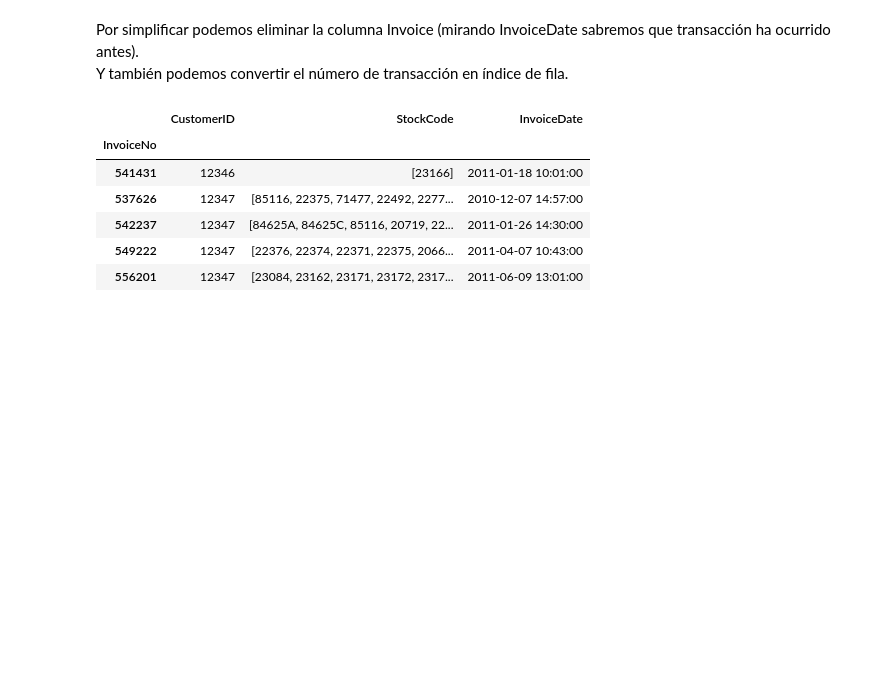
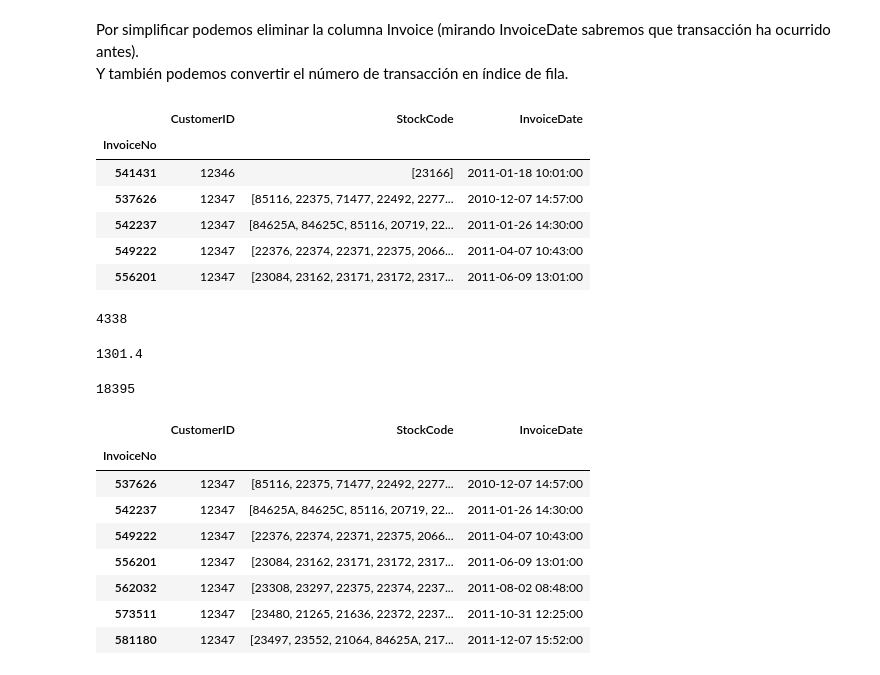
Before and after one commit to Alf-caput/LAB02_ReglasYPatronesSecuenciales, a Jupyter notebook: notebook.ipynb, the cells around one changed output. Cells and saved outputs as stored; diff of their text form; code cells hidden in the pictures; blank space fills up the shorter version.

```diff
--- a/notebook.ipynb
+++ b/notebook.ipynb
@@ -209,3 +209,27 @@ df_invoice_simple.head()
 | 542237 | 12347 | [84625A, 84625C, 85116, 20719, 22... | 2011-01-26 14:30:00 |
 | 549222 | 12347 | [22376, 22374, 22371, 22375, 2066... | 2011-04-07 10:43:00 |
 | 556201 | 12347 | [23084, 23162, 23171, 23172, 2317... | 2011-06-09 13:01:00 |
+# %%
+len(df_invoice_simple['CustomerID'].unique())
+# %% [output]
+4338
+# %%
+18*4338/60
+# %% [output]
+1301.4
+# %%
+len(df_invoice_simple)
+# %% [output]
+18395
+# %%
+df_invoice_simple.loc[df_invoice_simple.loc[:, 'CustomerID'] == 12347, :]
+# %% [output]
+|  | CustomerID | StockCode | InvoiceDate |
+| InvoiceNo |  |  |  |
+| 537626 | 12347 | [85116, 22375, 71477, 22492, 2277... | 2010-12-07 14:57:00 |
+| 542237 | 12347 | [84625A, 84625C, 85116, 20719, 22... | 2011-01-26 14:30:00 |
+| 549222 | 12347 | [22376, 22374, 22371, 22375, 2066... | 2011-04-07 10:43:00 |
+| 556201 | 12347 | [23084, 23162, 23171, 23172, 2317... | 2011-06-09 13:01:00 |
+| 562032 | 12347 | [23308, 23297, 22375, 22374, 2237... | 2011-08-02 08:48:00 |
+| 573511 | 12347 | [23480, 21265, 21636, 22372, 2237... | 2011-10-31 12:25:00 |
+| 581180 | 12347 | [23497, 23552, 21064, 84625A, 217... | 2011-12-07 15:52:00 |
```
Also changed, not shown: parts of 1 cell of this notebook.
